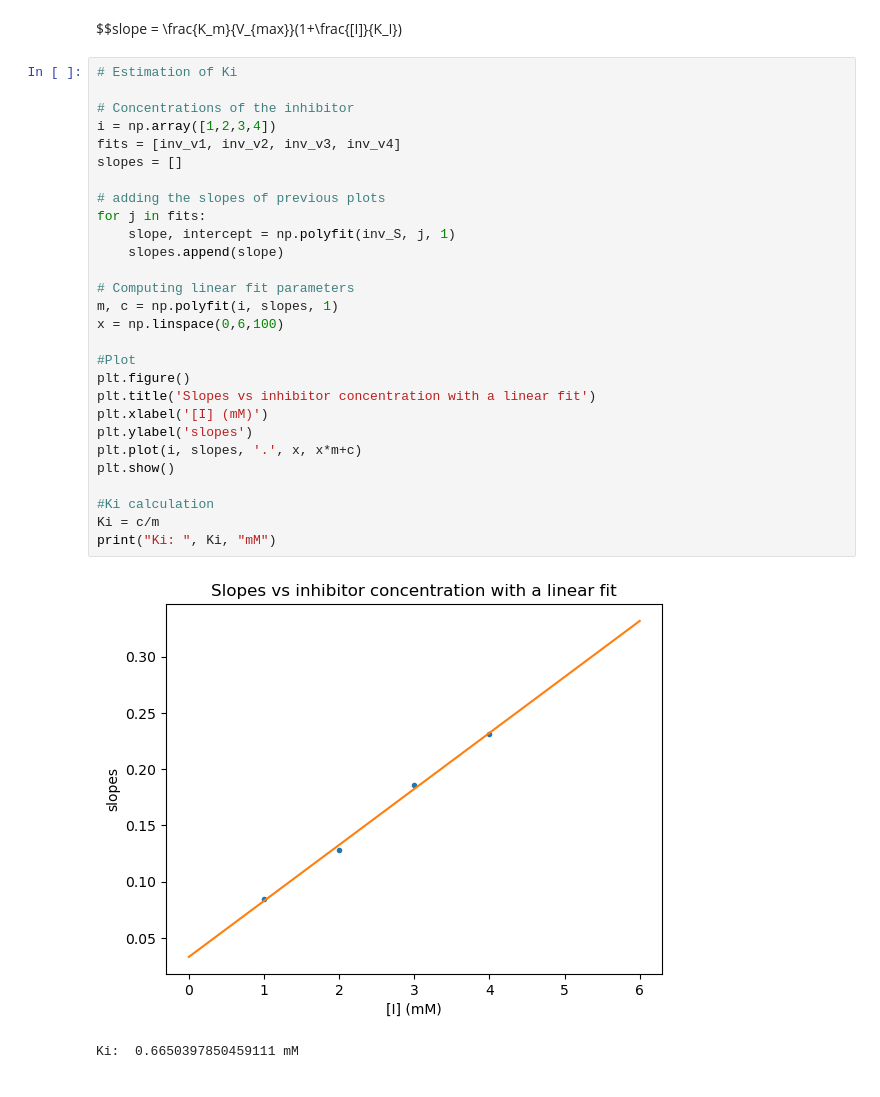
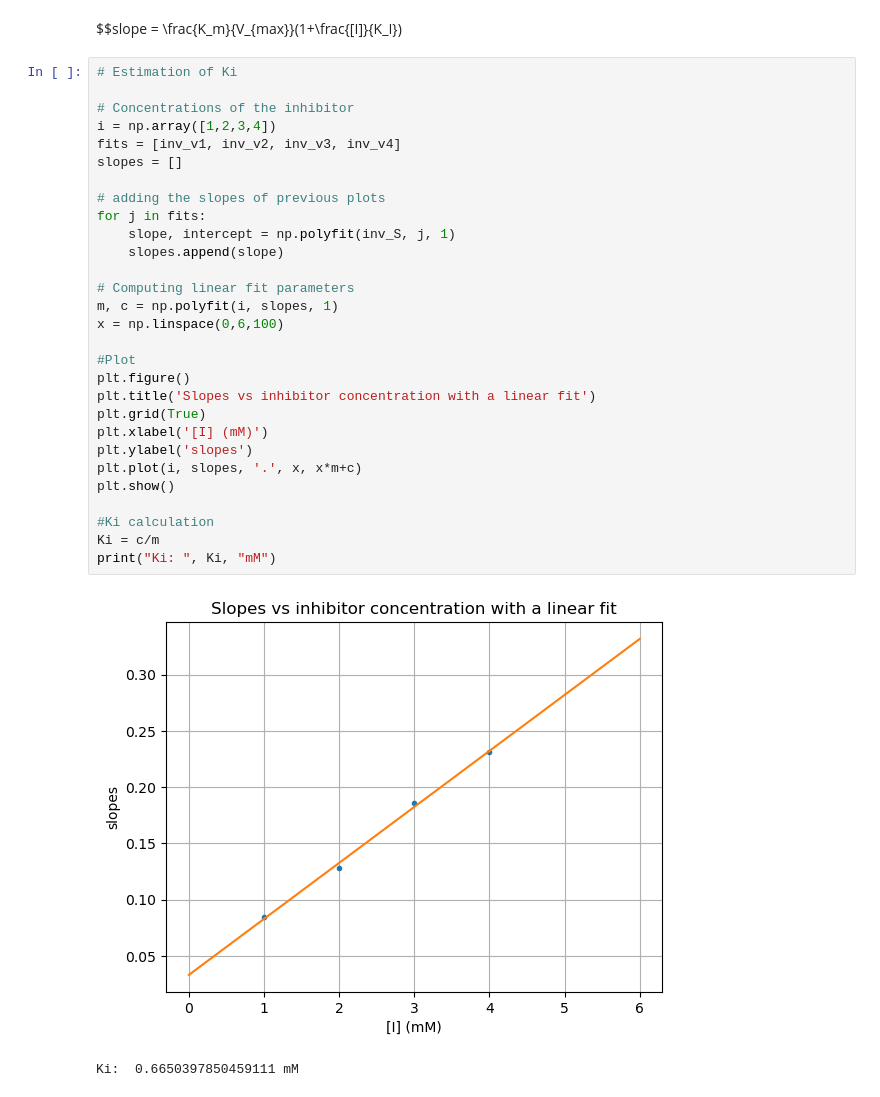
Before and after one commit to Julian-Barth/Bioreactor-modeling, a Jupyter notebook: Project2/Exercise1.ipynb, the cells around one changed output. Saved outputs shown, nothing was run; the diff lists cells and outputs as text.

Commit message:
added grid ex 1

```diff
--- a/Project2/Exercise1.ipynb
+++ b/Project2/Exercise1.ipynb
@@ -141,31 +141,32 @@ $$slope = \frac{K_m}{V_{max}}(1+\frac{[I]}{K_I})
 # %%
 # Estimation of Ki
 
 # Concentrations of the inhibitor
 i = np.array([1,2,3,4])
 fits = [inv_v1, inv_v2, inv_v3, inv_v4]
 slopes = []
 
 # adding the slopes of previous plots
 for j in fits:
     slope, intercept = np.polyfit(inv_S, j, 1)
     slopes.append(slope)
 
 # Computing linear fit parameters
 m, c = np.polyfit(i, slopes, 1)
 x = np.linspace(0,6,100)
 
 #Plot
 plt.figure()
 plt.title('Slopes vs inhibitor concentration with a linear fit')
+plt.grid(True)
 plt.xlabel('[I] (mM)')
 plt.ylabel('slopes')
 plt.plot(i, slopes, '.', x, x*m+c)
 plt.show()
 
 #Ki calculation
 Ki = c/m
 print("Ki: ", Ki, "mM")
 # %% [output]
-[figure, old version]
+[figure, new version]
 Ki:  0.6650397850459111 mM
```
